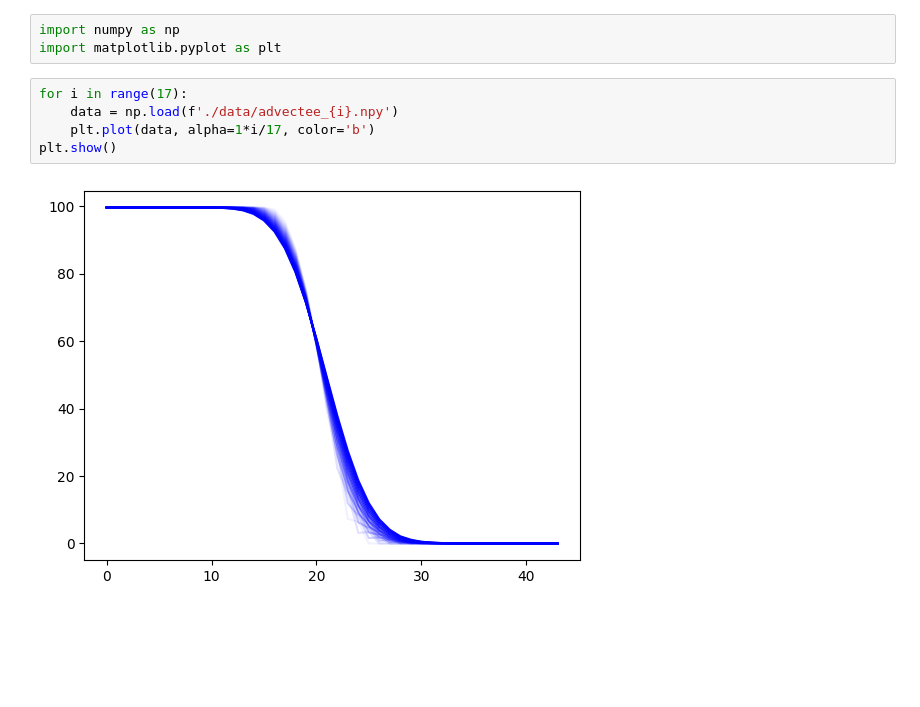
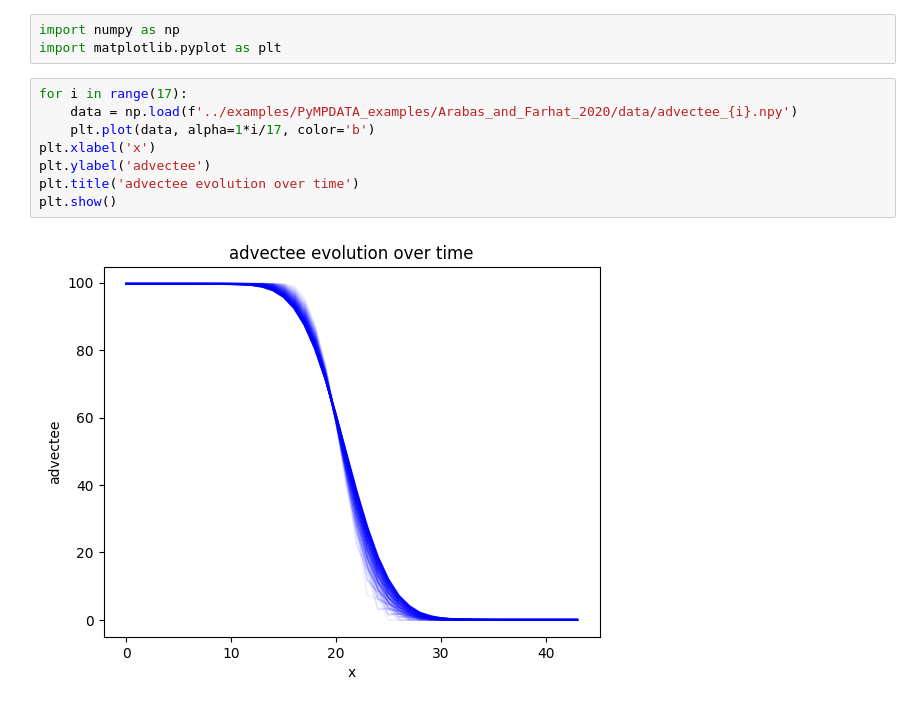
Before and after one commit to pawelmagnu/PyMPDATA, a Jupyter notebook: fluxes/eda.ipynb, the cells around one changed output. Cells and saved outputs as stored; diff of their text form; blank space fills up the shorter version.

Commit message:
add better plots

```diff
--- a/fluxes/eda.ipynb
+++ b/fluxes/eda.ipynb
@@ -3,10 +3,13 @@ import numpy as np
 import matplotlib.pyplot as plt
 # %%
 for i in range(17):
-    data = np.load(f'./data/advectee_{i}.npy')
+    data = np.load(f'../examples/PyMPDATA_examples/Arabas_and_Farhat_2020/data/advectee_{i}.npy')
     plt.plot(data, alpha=1*i/17, color='b')
+plt.xlabel('x')
+plt.ylabel('advectee')
+plt.title('advectee evolution over time')
 plt.show()
 # %% [output]
-[figure, old version]
+[figure, new version]
 # %%
 for i in range(17):
```
Also changed, not shown: parts of 2 cells of this notebook.
